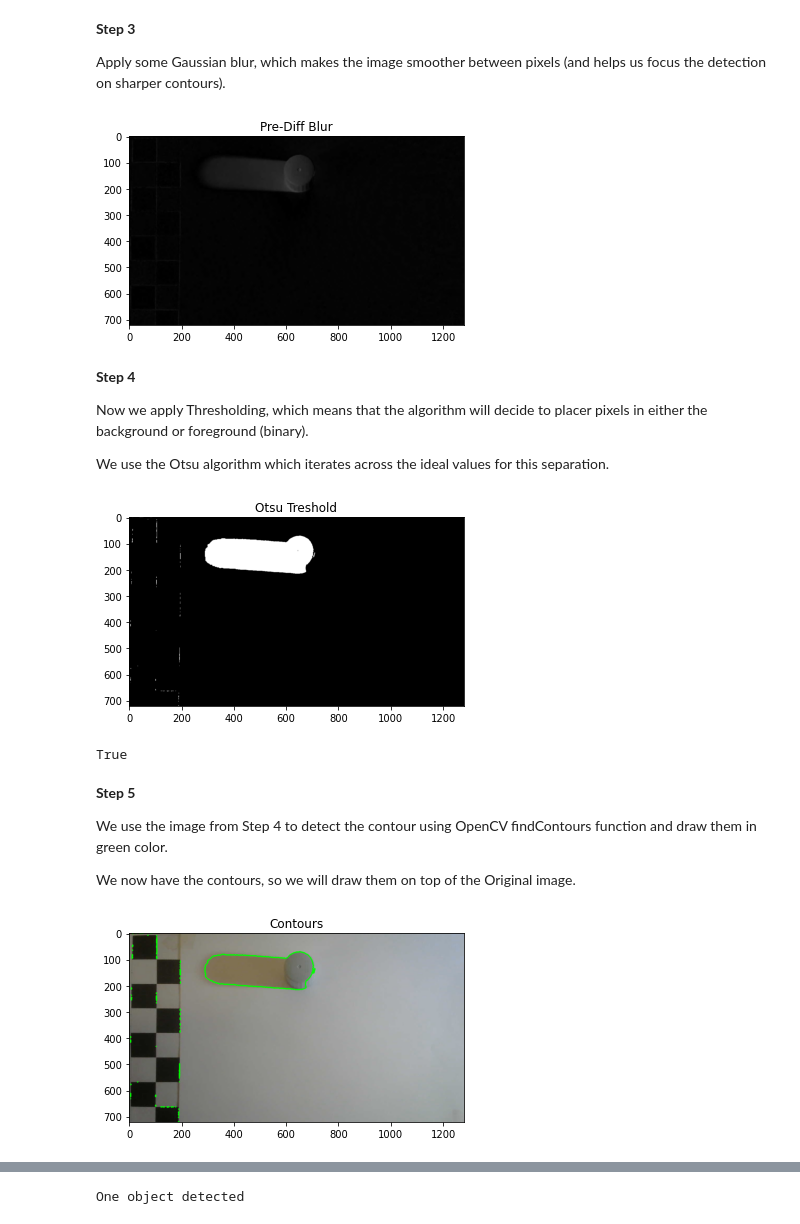
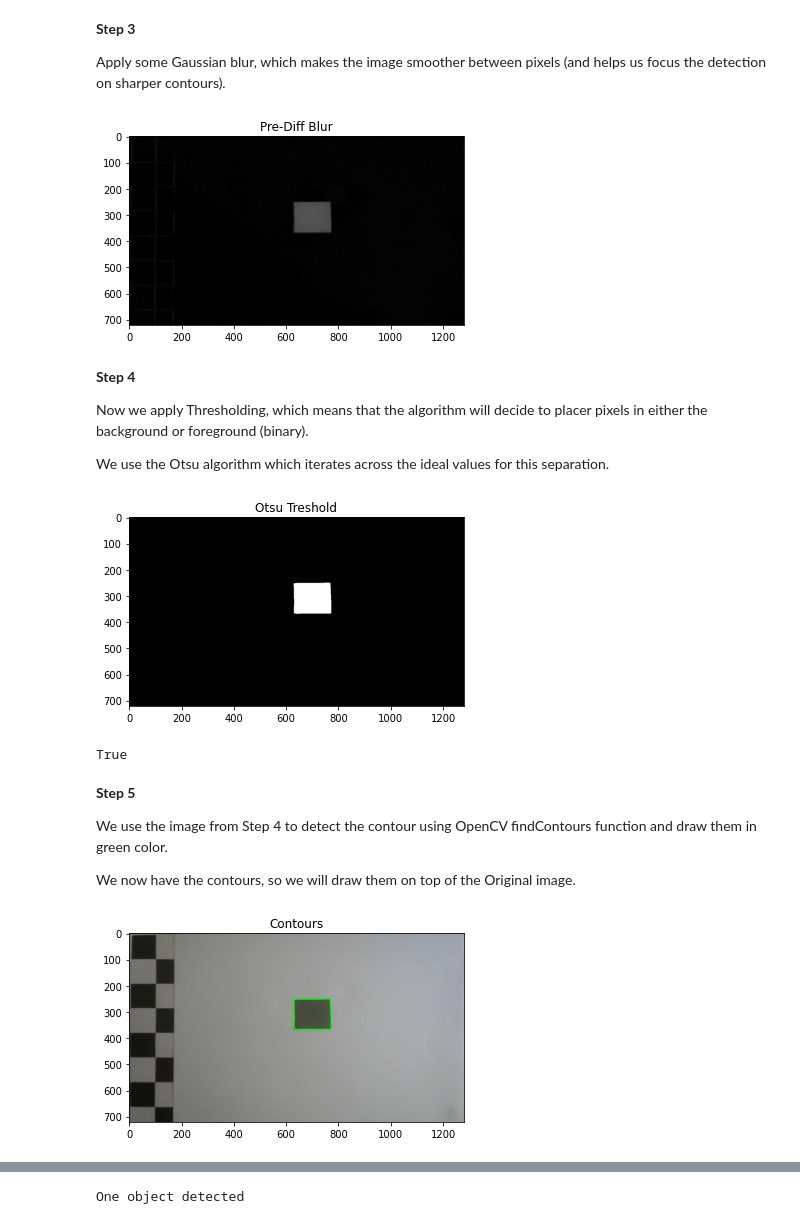
Before and after one commit to anh147/3D-Object-To-Real-World-Coordinates, a Jupyter notebook: main_2D.ipynb, the cells around one changed output, grey strips where cells are left out. Drawn from its saved outputs; the diff is of its cells as text; code cells hidden in the pictures.

```diff
--- a/main_2D.ipynb
+++ b/main_2D.ipynb
@@ -35,10 +35,10 @@ def previewImg(text,img_preview,grayscale=False):
 Let's load the starting point.  The example image and it's background.
 # %%
 #load the example.  It is a white piece, the most difficult to detect!
-img_example=cv2.imread('image8/11.jpg')
+img_example=cv2.imread('image2D/15.jpg')
 
 #load a background, so we can extract it and make it easy to detect the object.
-img_bg=cv2.imread('image8/10.jpg')
+img_bg=cv2.imread('image2D/10.jpg')
 # %% [markdown]
 **Staring Point**
 
@@ -88,9 +92,10 @@ Apply some Gaussian blur, which makes the image smoother between pixels (and hel
 # %%
 # Diff Blur
 diff_gray_blur = cv2.GaussianBlur(diff_gray,(5,5),0)
+cv2.imwrite('result2D/diff_gray_blur.jpg',diff_gray_blur[ 20: 660, 520: 1260])
 previewImg("Pre-Diff Blur",diff_gray_blur,True)
 # %% [output]
-[figure, old version]
+[figure, new version]
 # %% [markdown]
 **Step 4**
 
@@ -101,9 +106,9 @@ We use the Otsu algorithm which iterates across the ideal values for this separa
 # find otsu's threshold value with OpenCV function
 ret, img_tresh = cv2.threshold(diff_gray_blur,0,255,cv2.THRESH_BINARY+cv2.THRESH_OTSU)
 previewImg("Otsu Treshold",img_tresh,True)
-cv2.imwrite("image7/otsu.jpg", img_tresh)
+cv2.imwrite("result2D/otsu.jpg", img_tresh[ 20: 660, 520: 1260])
 # %% [output]
-[figure, old version]
+[figure, new version]
 True
 # %% [markdown]
 **Step 5**
@@ -114,12 +119,13 @@ We now have the contours, so we will draw them on top of the Original image.
 # %%
 arr_cnt, hierarchy = cv2.findContours(img_tresh,
     cv2.RETR_EXTERNAL, cv2.CHAIN_APPROX_NONE)
 # let's copy the example image, so we don't paint over it
 img_with_allcontours=img_example.copy()
 cv2.drawContours(img_with_allcontours, arr_cnt, -1, (0,255,0), 3)
+cv2.imwrite('result2D/contour.jpg', img_with_allcontours[ 20: 660, 520: 1260])
 previewImg('Contours',img_with_allcontours)
 # %% [output]
-[figure, old version]
+[figure, new version]
 # %%
 # # let's now draw the contour
 # a1, arr_cnt, a2 = cv2.findContours(img_tresh, cv2.RETR_EXTERNAL,cv2.CHAIN_APPROX_SIMPLE)
```
Also changed, not shown: parts of 18 cells of this notebook, 44 other files.
